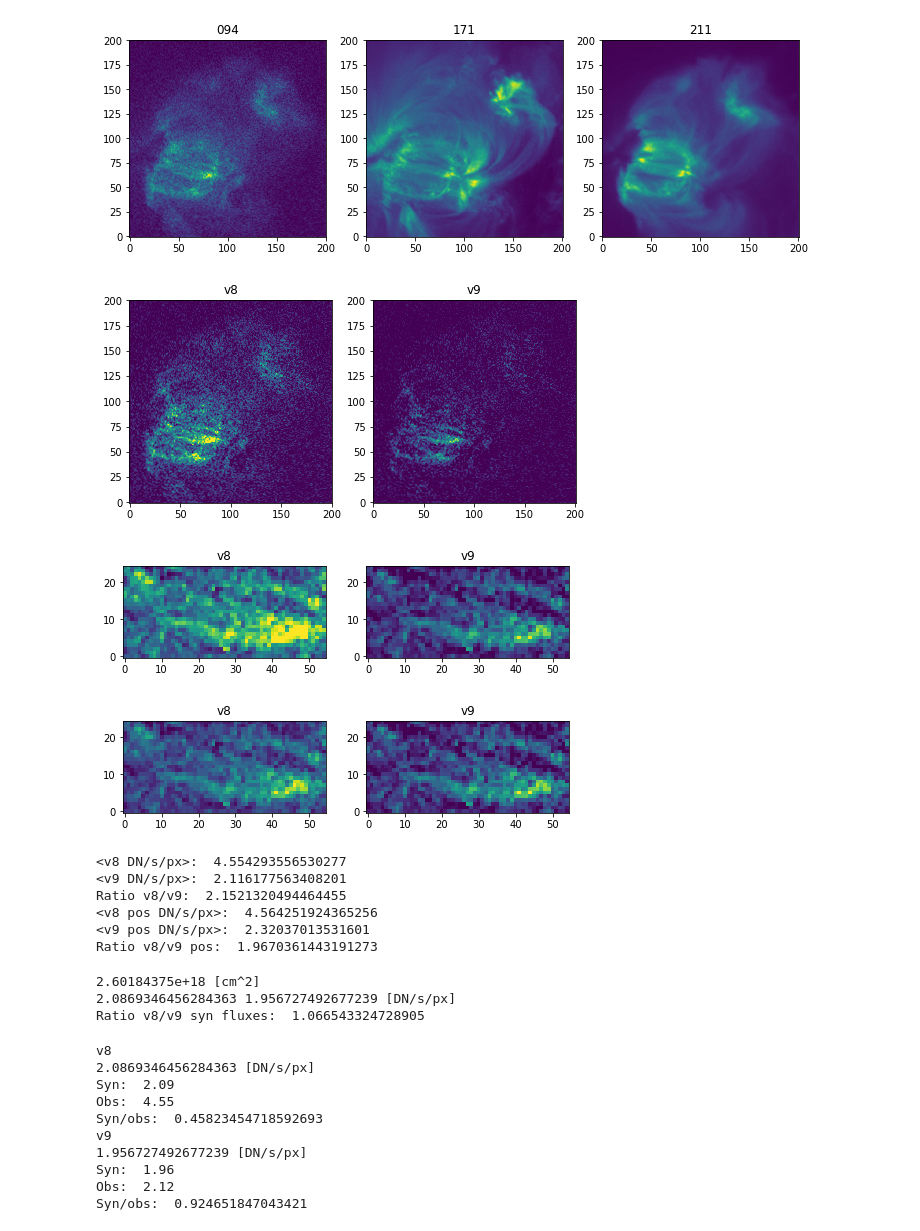
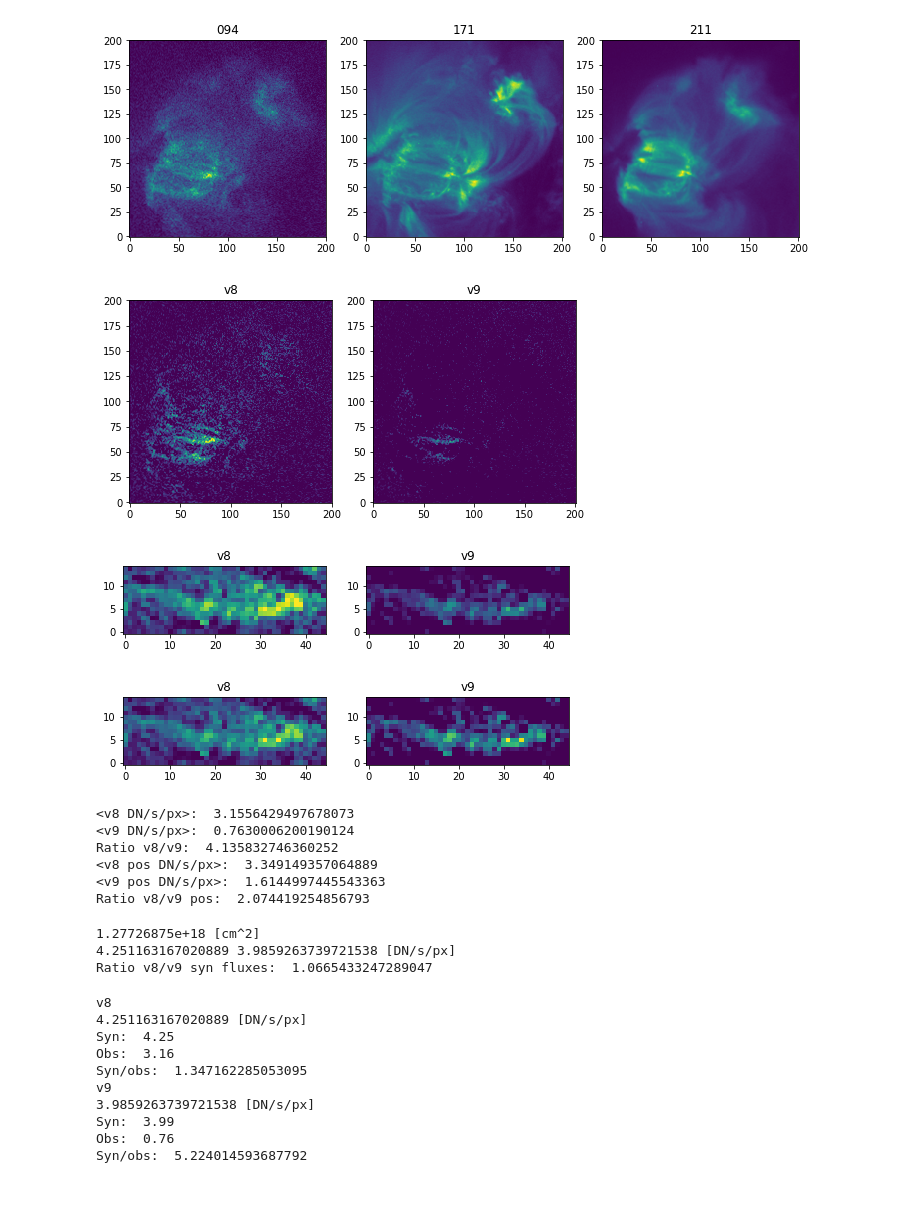
Before and after one commit to ianan/aia_test, a Jupyter notebook: testfe18_v8v9_deg_sep2018.ipynb, the cells around one changed output. Saved outputs shown, nothing was run; the diff lists cells and outputs as text; code cells hidden in the pictures; blank space fills up the shorter version.

```diff
--- a/testfe18_v8v9_deg_sep2018.ipynb
+++ b/testfe18_v8v9_deg_sep2018.ipynb
@@ -123,9 +123,9 @@ data171v9=data171/degs9[1]
 data211v9=data211/degs9[2]
 # %%
 # Work out the Fe18
-datafe18v8=data094v8 - data171v8/450. - data211v8/211.
+datafe18v8=data094v8 - data171v8/450. - data211v8/120.
 datafe18v8[datafe18v8 < 0]=0
-datafe18v9=data094v9 - data171v9/450. - data211v9/211.
+datafe18v9=data094v9 - data171v9/450. - data211v9/120.
 datafe18v9[datafe18v9 < 0]=0
 # %%
 fig, ax = plt.subplots(1, 2,figsize=(8, 4))
@@ -135,28 +135,28 @@ ax[1].imshow(datafe18v9,origin='lower',norm=colors.Normalize(vmin=0.01,vmax=10))
 ax[1].set_title('v9')
 plt.show()
 # %% [output]
-[figure, old version]
+[figure, new version]
 # %%
-loopv8=datafe18v8[55:80,35:90]
-loopv9=datafe18v9[55:80,35:90]
+loopv8=datafe18v8[55:70,45:90]
+loopv9=datafe18v9[55:70,45:90]
 fig, ax = plt.subplots(1, 2,figsize=(8, 4))
 ax[0].imshow(loopv8,origin='lower',norm=colors.Normalize(vmin=0.01,vmax=10))
 ax[0].set_title('v8')
 ax[1].imshow(loopv9,origin='lower',norm=colors.Normalize(vmin=0.01,vmax=10))
 ax[1].set_title('v9')
 plt.show()
 
 fig, ax = plt.subplots(1, 2,figsize=(8, 4))
 ax[0].imshow(loopv8,origin='lower',\
              norm=colors.Normalize(vmin=np.min(loopv8[loopv8>0]),vmax=np.max(loopv8)))
 ax[0].set_title('v8')
 ax[1].imshow(loopv9,origin='lower',\
              norm=colors.Normalize(vmin=np.min(loopv9[loopv9>0]),vmax=np.max(loopv9)))
 ax[1].set_title('v9')
 plt.show()
 # %% [output]
-[figure, old version]
+[figure, new version]
-[figure, old version]
+[figure, new version]
 # %%
 print('<v8 DN/s/px>: ',np.mean(loopv8))
 print('<v9 DN/s/px>: ',np.mean(loopv9))
@@ -166,12 +166,12 @@ print('<v8 pos DN/s/px>: ',np.mean(loopv8[loopv8 >0]))
 print('<v9 pos DN/s/px>: ',np.mean(loopv9[loopv9 >0]))
 print('Ratio v8/v9 pos: ',np.mean(loopv8[loopv8 >0])/np.mean(loopv9[loopv9 >0]))
 # %% [output]
-<v8 DN/s/px>:  4.554293556530277
-<v9 DN/s/px>:  2.116177563408201
-Ratio v8/v9:  2.1521320494464455
-<v8 pos DN/s/px>:  4.564251924365256
-<v9 pos DN/s/px>:  2.32037013531601
-Ratio v8/v9 pos:  1.9670361443191273
+<v8 DN/s/px>:  3.1556429497678073
+<v9 DN/s/px>:  0.7630006200190124
+Ratio v8/v9:  4.135832746360252
+<v8 pos DN/s/px>:  3.349149357064889
+<v9 pos DN/s/px>:  1.6144997445543363
+Ratio v8/v9 pos:  2.074419254856793
 # %%
 # Load in the responses
 trinv8=io.readsav('aia_trespv8_en.dat')
@@ -204,9 +204,9 @@ gfe18v9=EM*10**np.interp(np.log10(T),logt,np.log10(trfe18v9))/area
 print(gfe18v8,gfe18v9,'[DN/s/px]')
 print('Ratio v8/v9 syn fluxes: ',gfe18v8/gfe18v9)
 # %% [output]
-2.60184375e+18 [cm^2]
-2.0869346456284363 1.956727492677239 [DN/s/px]
-Ratio v8/v9 syn fluxes:  1.066543324728905
+1.27726875e+18 [cm^2]
+4.251163167020889 3.9859263739721538 [DN/s/px]
+Ratio v8/v9 syn fluxes:  1.0665433247289047
 # %%
 # Very rough calc from the above areas
 print('v8')
@@ -221,15 +221,15 @@ print('Obs: ',round(np.mean(loopv9),2))
 print('Syn/obs: ',gfe18v9/np.mean(loopv9))
 # %% [output]
 v8
-2.0869346456284363 [DN/s/px]
-Syn:  2.09
-Obs:  4.55
-Syn/obs:  0.45823454718592693
+4.251163167020889 [DN/s/px]
+Syn:  4.25
+Obs:  3.16
+Syn/obs:  1.347162285053095
 v9
-1.956727492677239 [DN/s/px]
-Syn:  1.96
-Obs:  2.12
-Syn/obs:  0.924651847043421
+3.9859263739721538 [DN/s/px]
+Syn:  3.99
+Obs:  0.76
+Syn/obs:  5.224014593687792
 # %%
 # What about with just the "excess" temperature
 T=4.42e6
```
Also changed, not shown: parts of 2 cells of this notebook, 2 other files.
